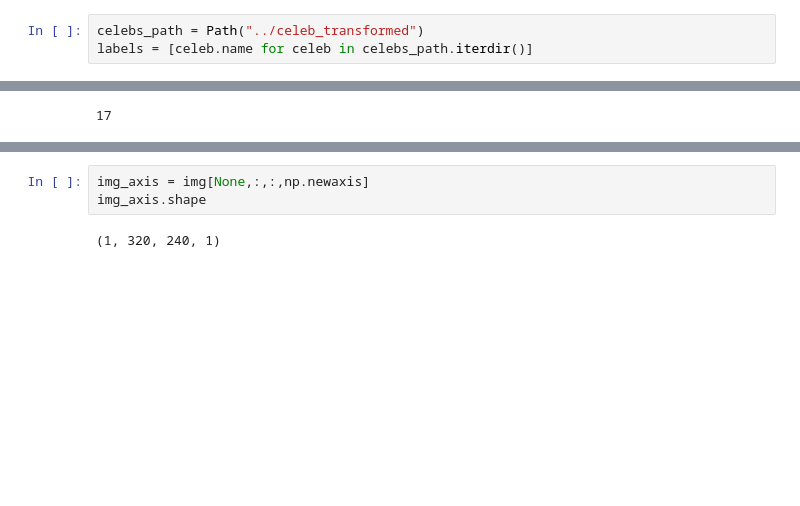
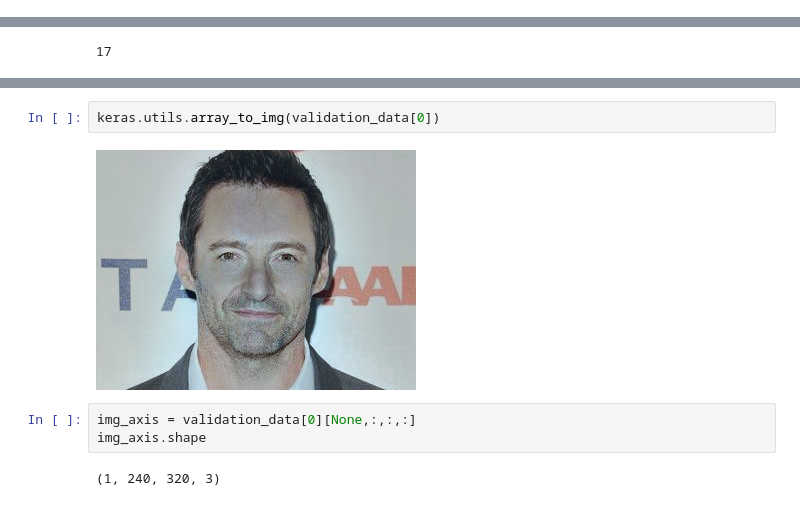
Before and after one commit to niil87/Machine-Learning-for-IOT---Fall-2022-Batch-Lund-University, a Jupyter notebook: tensor_single/keras.ipynb, the cells around one changed output, grey strips where cells are left out. Cells and saved outputs as stored; diff of their text form; blank space fills up the shorter version.

```diff
--- a/tensor_single/keras.ipynb
+++ b/tensor_single/keras.ipynb
@@ -23,3 +14,0 @@ plt.imshow(norm_img.T)
-# %%
-celebs_path = Path("../celeb_transformed")
-labels = [celeb.name for celeb in celebs_path.iterdir()]
@@ -178,7 +183,11 @@ INFO:tensorflow:Assets written to: model/assets
+# %%
+keras.utils.array_to_img(validation_data[0])
+# %% [output]
+[figure, added]
 # %%
-img_axis = img[None,:,:,np.newaxis]
+img_axis = validation_data[0][None,:,:,:]
 img_axis.shape
 # %% [output]
-(1, 320, 240, 1)
+(1, 240, 320, 3)
 # %%
 pred = model.predict(img_axis)
```
Also changed, not shown: parts of 23 cells of this notebook, 6 other files.
